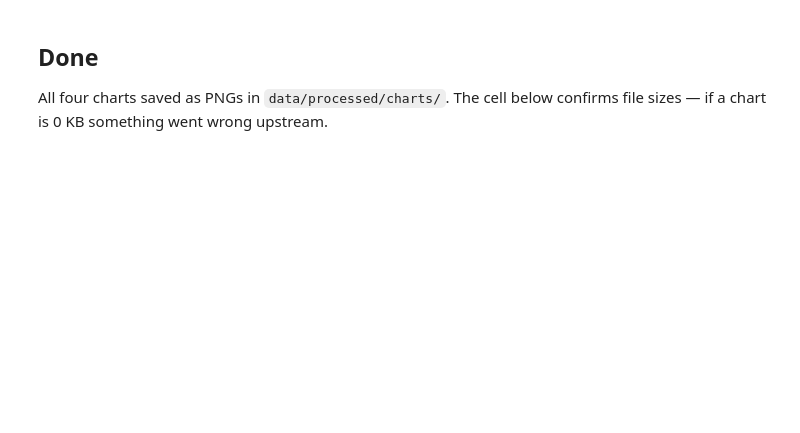
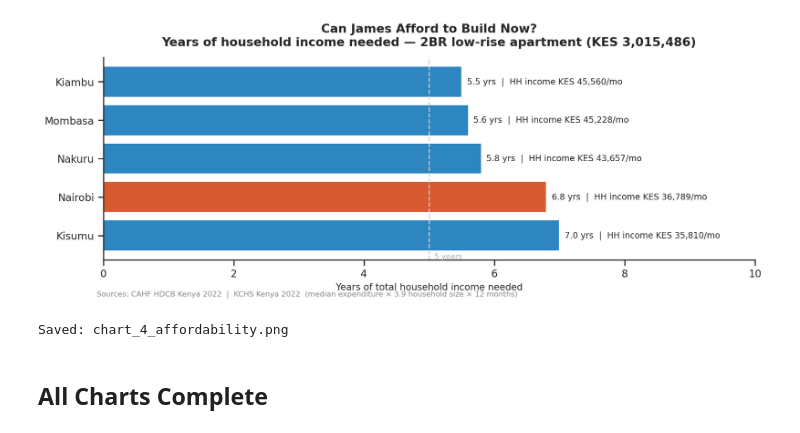
Before and after one commit to kmiringu/njenga-data, a Jupyter notebook: notebooks/03_dashboard.ipynb, the cells around one changed output. Cells and saved outputs as stored; diff of their text form; code cells hidden in the pictures; blank space fills up the shorter version.

Commit message:
Add: calculator basic logic, data dictionary, updated README

```diff
--- a/notebooks/03_dashboard.ipynb
+++ b/notebooks/03_dashboard.ipynb
@@ -303,47 +321,51 @@ Data: CAHF 2022 (build cost) + KCHS 2022 (income by county).
 # %%
-df4 = q('''
+df4 = query('''
     SELECT county, hh_monthly_kes,
            ROUND(3015486.0 / hh_annual_kes, 1) AS years_to_build
     FROM county_income_urban
     WHERE county IN ('Nairobi','Mombasa','Nakuru','Kiambu','Kisumu')
     AND is_national = 0
     ORDER BY years_to_build DESC
 ''')
 
-# Highlight Nairobi in a different colour
-bar_colours = [C['highlight'] if c == 'Nairobi' else C['neutral'] for c in df4['county']]
+bar_colours = [
+    C["highlight"] if c == "Nairobi" else C["neutral"]
+    for c in df4["county"]
+]
 
 fig, ax = plt.subplots(figsize=(11, 4.5))
 
-bars = ax.barh(df4['county'], df4['years_to_build'],
-               color=bar_colours, edgecolor='white', linewidth=0.8)
+bars = ax.barh(df4["county"], df4["years_to_build"],
+               color=bar_colours, edgecolor="white", linewidth=0.8)
 
 for bar, (_, row) in zip(bars, df4.iterrows()):
     ax.text(
         bar.get_width() + 0.08,
         bar.get_y() + bar.get_height() / 2,
         f"{row['years_to_build']} yrs  |  HH income KES {int(row['hh_monthly_kes']):,}/mo",
-        va='center', fontsize=9)
+        va="center", fontsize=9)
 
-ax.set_xlabel('Years of total household income needed', fontsize=10)
-ax.set_xlim(0, df4['years_to_build'].max() + 3)
-ax.axvline(5, color='#CCCCCC', linewidth=1.2, linestyle='--')
-ax.text(5.08, -0.6, '5 years', fontsize=8, color='#AAAAAA')
+ax.set_xlabel("Years of total household income needed", fontsize=10)
+ax.set_xlim(0, df4["years_to_build"].max() + 3)
+ax.axvline(5, color="#CCCCCC", linewidth=1.2, linestyle="--")
+ax.text(5.08, -0.6, "5 years", fontsize=8, color="#AAAAAA")
 ax.set_title(
-    'Can James Afford to Build Now?\nYears of household income needed — 2BR low-rise apartment (KES 3,015,486)',
-    fontsize=13, fontweight='bold', pad=12)
+    "Can James Afford to Build Now?\n"
+    "Years of household income needed — 2BR low-rise apartment (KES 3,015,486)",
+    fontsize=13, fontweight="bold", pad=12)
 ax.text(-0.01, -0.18,
-        'Sources: CAHF HDCB Kenya 2022  |  KCHS Kenya 2022  '
-        '(median expenditure × 3.9 household size × 12 months)',
-        transform=ax.transAxes, fontsize=8, color='#888888', ha='left')
+        "Sources: CAHF HDCB Kenya 2022  |  KCHS Kenya 2022  "
+        "(median expenditure × 3.9 household size × 12 months)",
+        transform=ax.transAxes, fontsize=8, color="#888888", ha="left")
 
 plt.tight_layout()
-plt.savefig(CHARTS / 'chart_4_affordability.png', bbox_inches='tight', dpi=150)
+plt.savefig(CHARTS / "chart_4_affordability.png",
+            bbox_inches="tight", dpi=150)
 plt.show()
-print('Saved: chart_4_affordability.png')
+print("Saved: chart_4_affordability.png")
+# %% [output]
+[figure, added]
+Saved: chart_4_affordability.png
-# %% [markdown]
-## Done
-
-All four charts saved as PNGs in `data/processed/charts/`.
-The cell below confirms file sizes — if a chart is 0 KB something went wrong upstream.
+# %% [markdown]
+## All Charts Complete
 # %%
```
Also changed, not shown: parts of 17 cells of this notebook, 3 other files.
